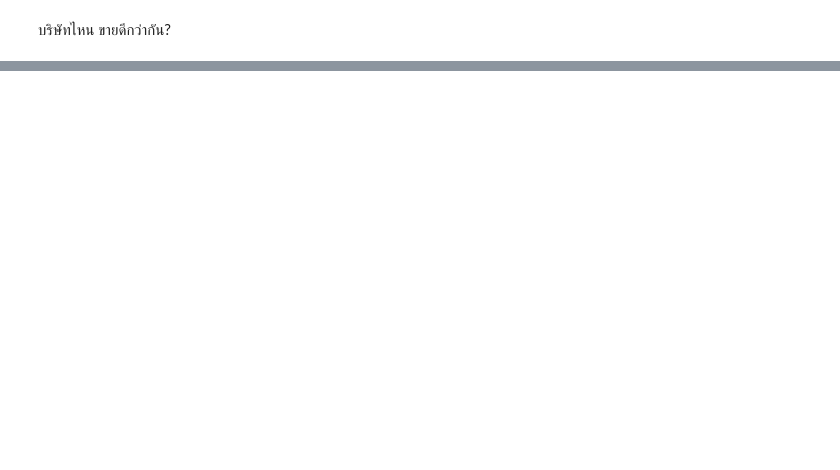
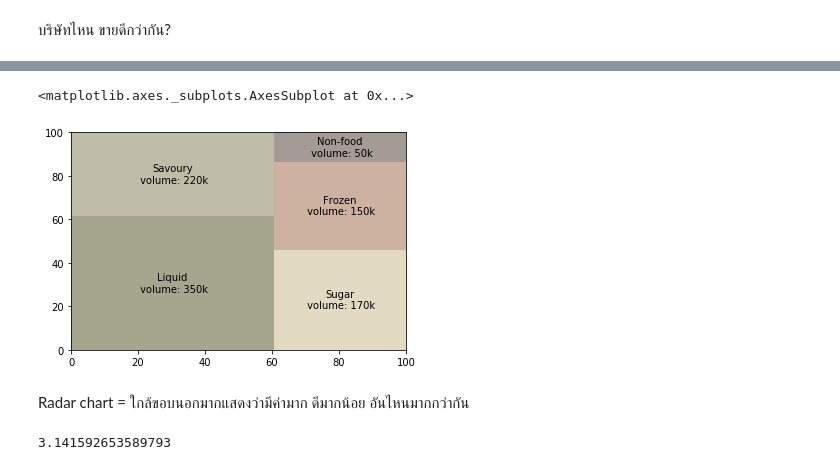
Before and after one commit to puttitach/python_dataviz, a Jupyter notebook: Visualize Data Comparison.ipynb, the cells around one changed output, grey strips where cells are left out. Cells and saved outputs as stored; diff of their text form; code cells hidden in the pictures; blank space fills up the shorter version.

```diff
--- a/Visualize Data Comparison.ipynb
+++ b/Visualize Data Comparison.ipynb
@@ -96,0 +132,14 @@ plt.bar([1,2],saledata.iloc[:,3], bottom=saledata.iloc[:,0]+saledata.iloc[:,1]+s
+# %%
+labels = ['Liquid\n volume: 350k', 'Savoury\n volume: 220k',    # \n คือขึ้นบรรทัดใหม่
+          'Sugar\n volume: 170k', 'Frozen\n volume: 150k',
+          'Non-food\n volume: 50k']    #สร้างlistที่ตรงกับอันดับ labelของเรา
+color_list = ['#818060', '#a5a084', '#d6cda7',
+              '#b89179', '#7e716b', '#ab9e7e']  #สี โค้ดสี
+# %%
+squarify.plot(sizes=volume, label=labels,
+              color=color_list, alpha=0.7)  #ความโปร่งใส
+# %% [output]
+<matplotlib.axes._subplots.AxesSubplot at 0x...>
+[figure, added]
+# %% [markdown]
+Radar chart = ใกล้ขอบนอกมากแสดงว่ามีค่ามาก ดีมากน้อย อันไหนมากกว่ากัน
@@ -96,0 +149,4 @@ plt.bar([1,2],saledata.iloc[:,3], bottom=saledata.iloc[:,0]+saledata.iloc[:,1]+s
+# %%
+pi   #ค่านี้เซ็ทไว้เเล้ว
+# %% [output]
+3.141592653589793
```
Also changed, not shown: parts of 35 cells of this notebook.
